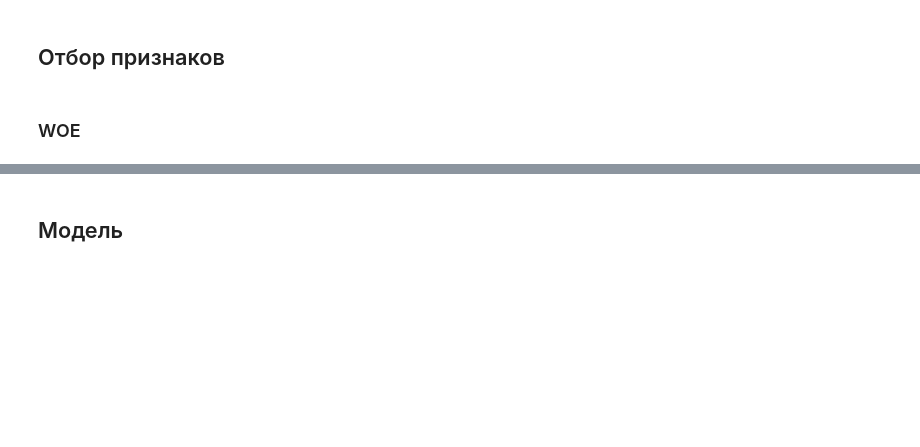
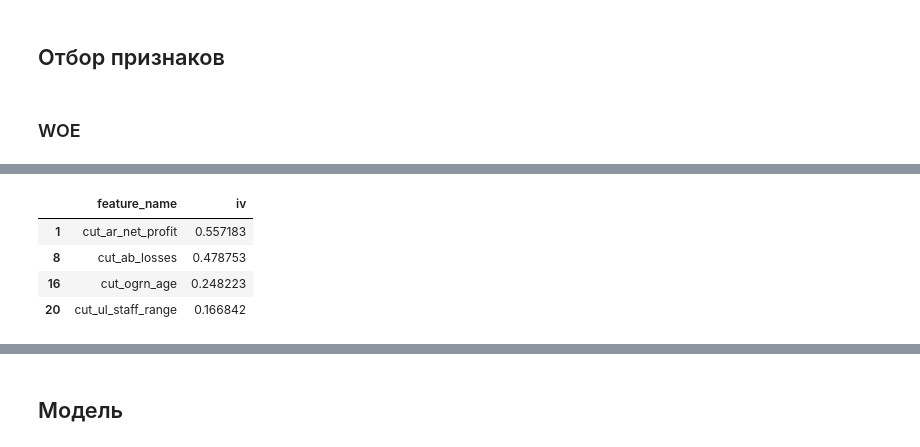
Before and after one commit to Stuksus/Hackaton_SBER, a Jupyter notebook: file_for_model_experiments.ipynb, the cells around one changed output, grey strips where cells are left out. Drawn from its saved outputs; the diff is of its cells as text; code cells hidden in the pictures; blank space fills up the shorter version.

```diff
--- a/file_for_model_experiments.ipynb
+++ b/file_for_model_experiments.ipynb
@@ -986,0 +1029,33 @@ y_train_no_fin = df_no_fin_train_dropna['default_12m']
+# %%
+number_bins = range(1, 20)
+ivvv = []
+
+for feature in df_fin_train_feature_complex_fillna.columns:
+
+    if feature == 'default_12m':
+        continue
+
+    name = 'cut_' + str(feature)
+    for i in number_bins:
+        df_fin_train_feature_complex_fillna[name] = pd.cut(df_fin_train_feature_complex_fillna[feature], i)
+        ivvv.append(calc_woe_iv(df_fin_train_feature_complex_fillna, name, 'default_12m')[1])
+
+    bin_iv = {}
+    for A, B in zip(number_bins, ivvv):
+        bin_iv[A] = B
+    cut_bin = max(bin_iv, key=bin_iv.get)
+
+
+    df_fin_train_feature_complex_fillna[name] = pd.cut(df_fin_train_feature_complex_fillna[feature], cut_bin)
+    del df_fin_train_feature_complex_fillna[feature]
+# %%
+def calc_iv_features(df, target):
+    ivs = []
+    feature_names = df.columns
+    for i in feature_names:
+        df_woe_iv = calc_woe_iv(df, i, target)[0]
+        ivs.append(df_woe_iv['IV'].sum())
+
+    data = {'feature_name': feature_names, 'iv': ivs}
+    df_iv = pd.DataFrame(data)
+    return df_iv
@@ -986,0 +1064,8 @@ y_train_no_fin = df_no_fin_train_dropna['default_12m']
+# %%
+res_feature_iv[res_feature_iv['iv'] > 0.1]
+# %% [output]
+|  | feature_name | iv |
+| 1 | cut_ar_net_profit | 0.557183 |
+| 8 | cut_ab_losses | 0.478753 |
+| 16 | cut_ogrn_age | 0.248223 |
+| 20 | cut_ul_staff_range | 0.166842 |
```
Also changed, not shown: parts of 19 cells of this notebook.
